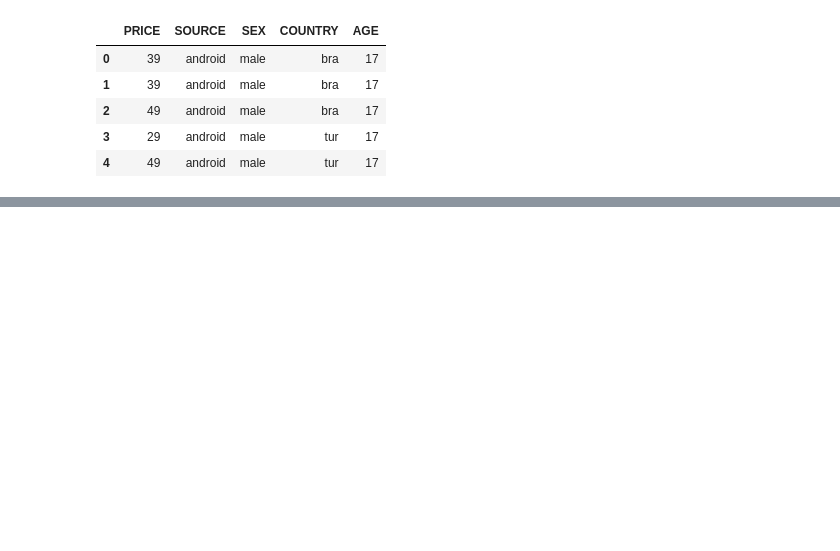
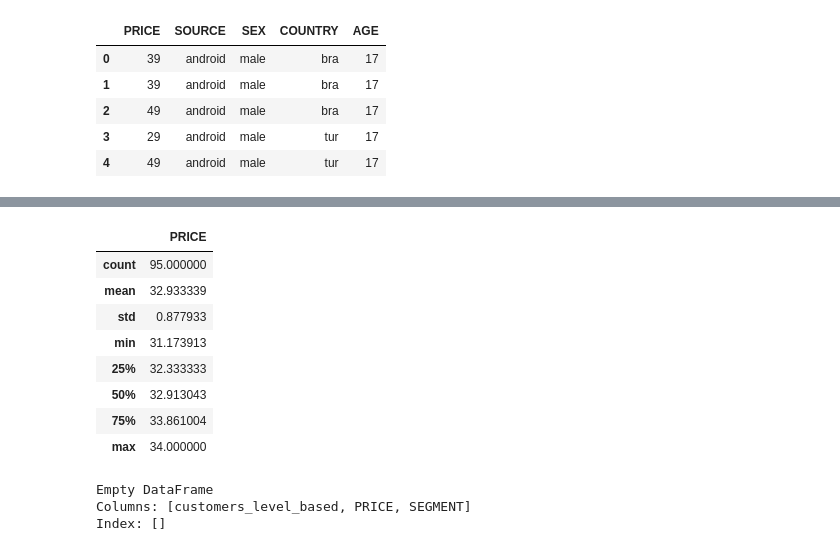
Before and after one commit to Muhammad-Farhan-A/Kelompok-2-APM-B, a Jupyter notebook: Prak2_RuleBasedClassification.ipynb, the cells around one changed output, grey strips where cells are left out. Cells and saved outputs as stored; diff of their text form; code cells hidden in the pictures; blank space fills up the shorter version.

```diff
--- a/Prak2_RuleBasedClassification.ipynb
+++ b/Prak2_RuleBasedClassification.ipynb
@@ -14,0 +112,22 @@ df.head()
+# %%
+#menjelaskan segmen baru
+agg_df.groupby(["SEGMENT"]).agg({"PRICE": ["mean", "max", "sum"]})
+agg_df[agg_df["SEGMENT"] == "C"].describe()
+# %% [output]
+|  | PRICE |
+| count | 95.000000 |
+| mean | 32.933339 |
+| std | 0.877933 |
+| min | 31.173913 |
+| 25% | 32.333333 |
+| 50% | 32.913043 |
+| 75% | 33.861004 |
+| max | 34.000000 |
+# %%
+#input data untuk menentukan segmen
+new_user = "fra_android_male_24_30"
+print(agg_df[agg_df["customers_level_based"] == new_user])
+# %% [output]
+Empty DataFrame
+Columns: [customers_level_based, PRICE, SEGMENT]
+Index: []
```
Also changed, not shown: parts of 8 cells of this notebook.
